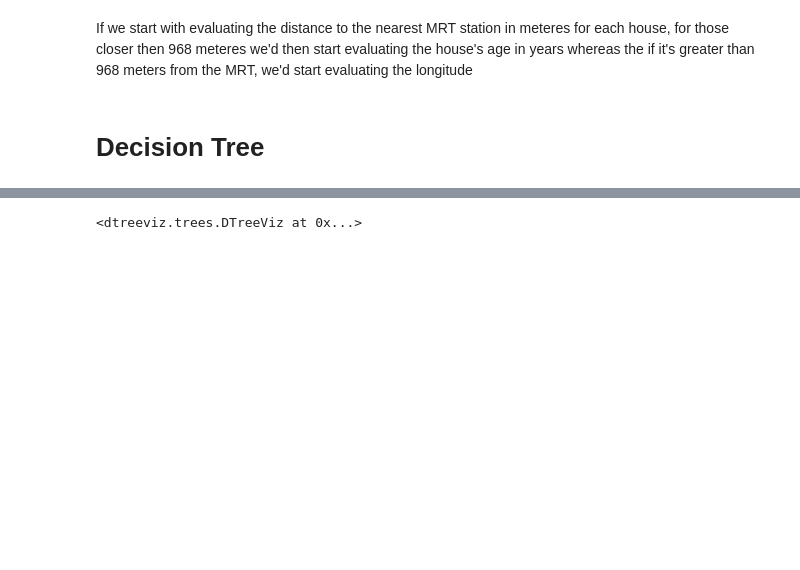
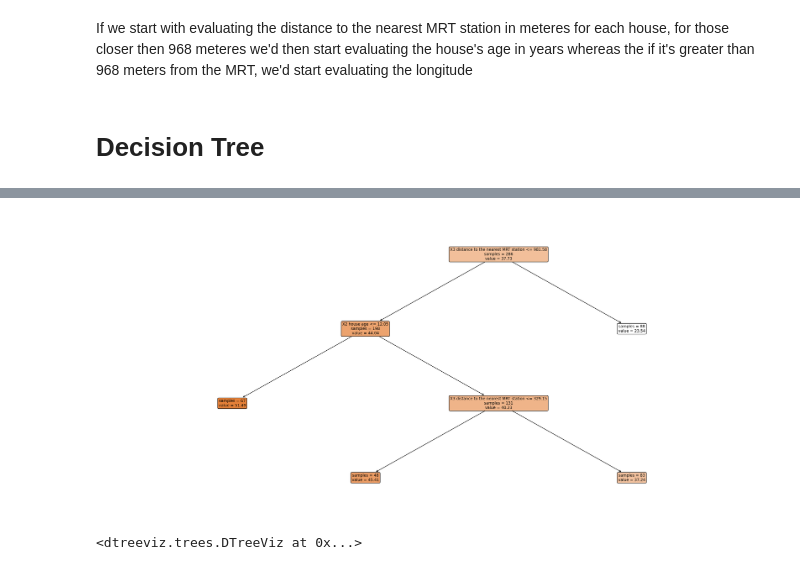
Before and after one commit to nswekosk/deep-learning-practice, a Jupyter notebook: tabular/real-estate-valuator-predictor.ipynb, the cells around one changed output, grey strips where cells are left out. Cells and saved outputs as stored; diff of their text form; code cells hidden in the pictures; blank space fills up the shorter version.

```diff
--- a/tabular/real-estate-valuator-predictor.ipynb
+++ b/tabular/real-estate-valuator-predictor.ipynb
@@ -605,5 +631,22 @@ valid_xs,valid_y = to.valid.xs,to.valid.y
 m = DecisionTreeRegressor(max_leaf_nodes=4)
 m.fit(xs, y);
 # %%
-draw_tree(m, xs, size=10, leaves_parallel=True, precision=2)
+
+
+fig, ax = plt.subplots(figsize=(22, 10), dpi=150)
+
+plot_tree(
+    m,
+    feature_names=xs.columns,
+    max_depth=3,
+    filled=True,
+    rounded=True,
+    precision=2,
+    fontsize=9,
+    impurity=False,
+    ax=ax
+)
+
+plt.tight_layout()
+plt.show()
 # %% [output]
@@ -611,3 +653,4 @@ draw_tree(m, xs, size=10, leaves_parallel=True, precision=2)
+[figure, added]
 # %%
 from dtreeviz.trees import dtreeviz
 
```
Also changed, not shown: parts of 15 cells of this notebook.
